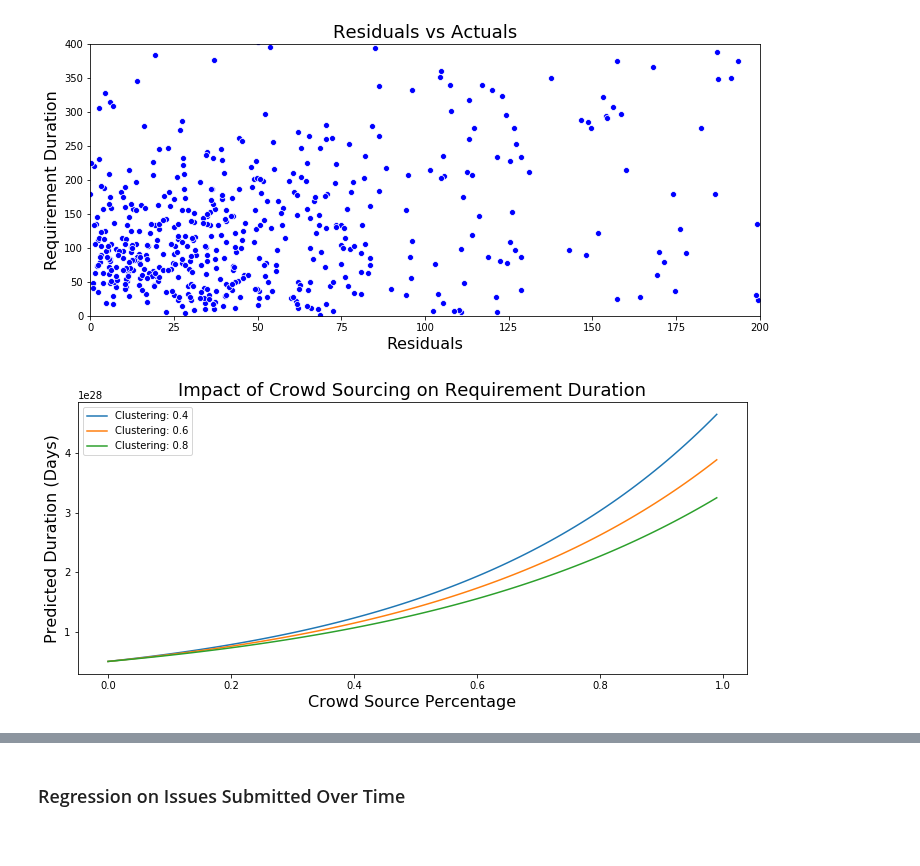
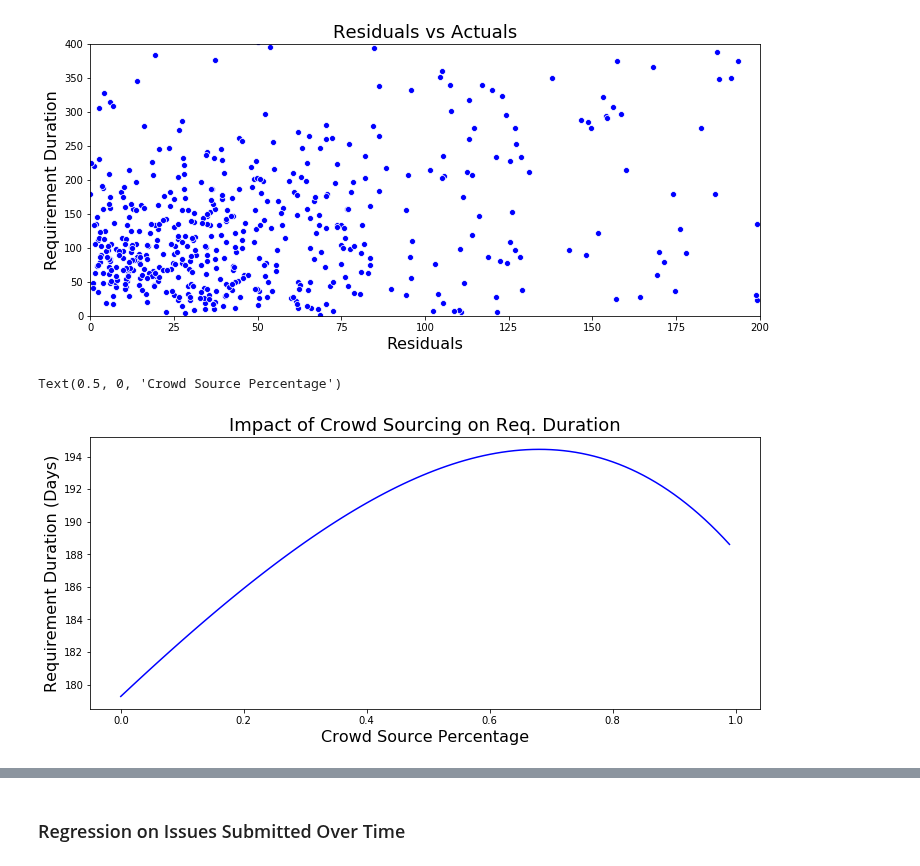
Before and after one commit to MthwRobinson/dissertation-research, a Jupyter notebook: research-notebooks/2-journal-article.ipynb, the cells around one changed output, grey strips where cells are left out. Drawn from its saved outputs; the diff is of its cells as text; code cells hidden in the pictures.

```diff
--- a/research-notebooks/2-journal-article.ipynb
+++ b/research-notebooks/2-journal-article.ipynb
@@ -346,18 +372,28 @@ plt.xlim([0, 200])
 # %% [output]
 (0, 200)
 [figure]
+# %%
+marginal_effects = {'crowd_pct': [], 'effect': []}
+for i in range(100):
+    effects_data = X.copy(deep=True)
+    crowd_pct = i/100
+    effects_data['crowd_pct'] = crowd_pct
+    effects_data['avg_clusteringXcrowd_pct'] = crowd_pct*all_data['avg_clustering']
+    effects_data['predictions'] = res.predict(effects_data)
+    effects_data['crowd_pct_effect'] = effects_data['predictions'] * res.params['crowd_pct']
+    effects_data['crowd_pct_param'] = (all_data['avg_clustering'] * res.params['avg_clusteringXcrowd_pct'])
+    effects_data['total_effect'] = effects_data['predictions'] * (res.params['crowd_pct'] * crowd_pct
+                                                                  + effects_data['crowd_pct_param'])
+    avg_effect = effects_data['total_effect'].mean()
+    marginal_effects['crowd_pct'].append(crowd_pct)
+    marginal_effects['effect'].append(avg_effect)
+marginal_effects = pd.DataFrame(marginal_effects)
 # %%
 plt.figure(figsize=(12, 5))
-plt.title('Impact of Crowd Sourcing on Requirement Duration', fontsize=18)
-plt.ylabel('Predicted Duration (Days)', fontsize=16)
+sns.lineplot(y=marginal_effects['effect'], x=marginal_effects['crowd_pct'], color='blue')
+plt.title('Impact of Crowd Sourcing on Req. Duration', fontsize=18)
+plt.ylabel('Requirement Duration (Days)', fontsize=16)
 plt.xlabel('Crowd Source Percentage', fontsize=16)
-
-data_copy = all_data.copy(deep=True)
-for avg_clustering in [0.4, 0.6, 0.8]:
-    data_copy['avg_clustering'] = avg_clustering
-    label = 'Clustering: {}'.format(avg_clustering)
-    crowd_pct_variation = utils.build_crowd_pct_variation(data_copy, X)
-    predictions = res.predict(crowd_pct_variation)
-    sns.lineplot(y=predictions, x=[i/100 for i in range(100)], label=label)
 # %% [output]
+Text(0.5, 0, 'Crowd Source Percentage')
-[figure, old version]
+[figure, new version]
```
Also changed, not shown: parts of 33 cells of this notebook.
